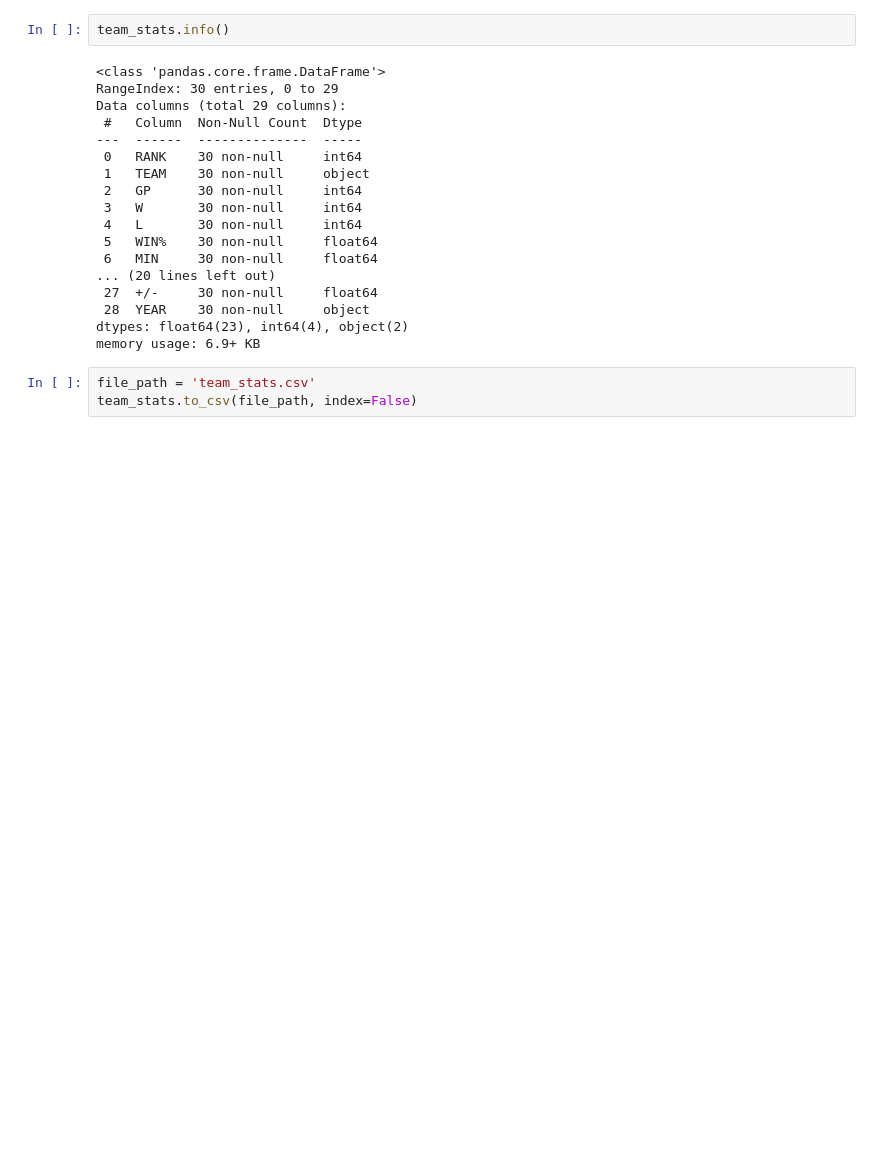
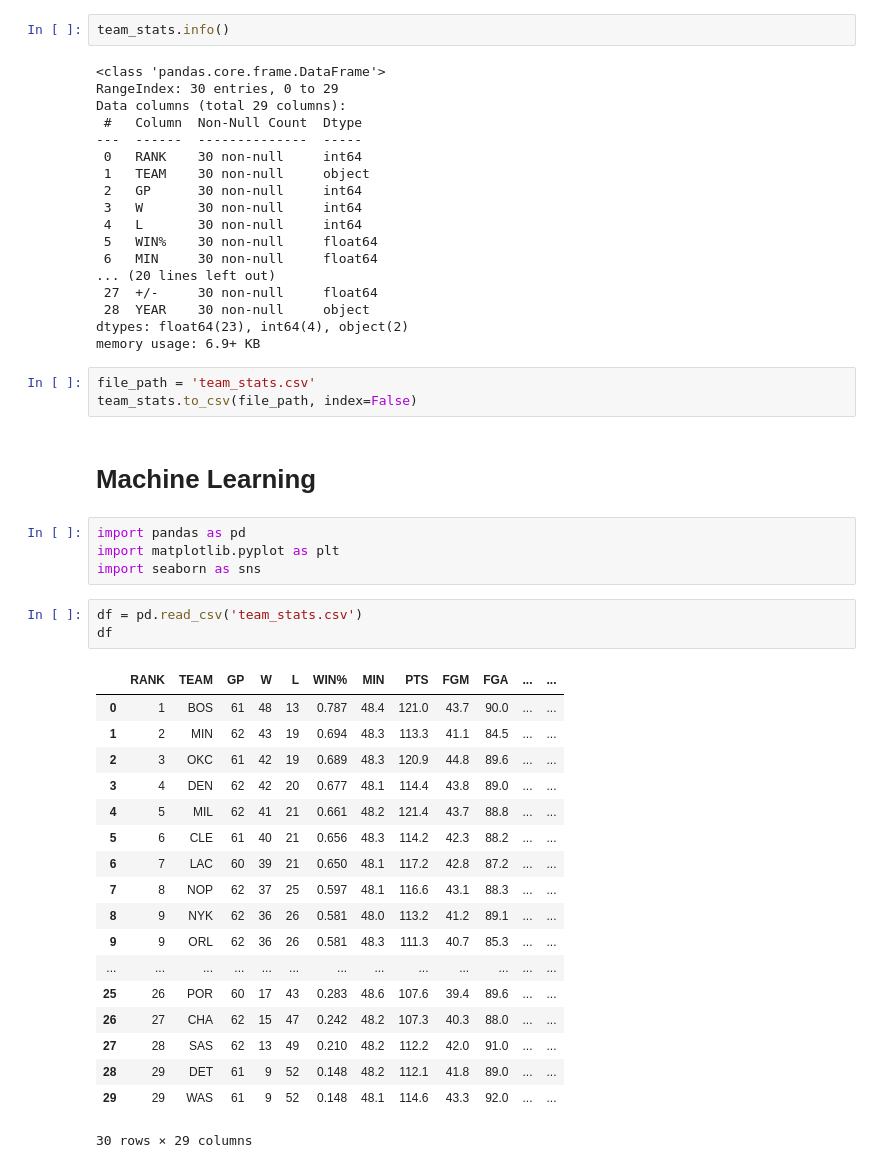
Before and after one commit to VincentGordon-Data-Analyst/nba-web-scraping-project, a Jupyter notebook: nba-team-stats.ipynb, the cells around one changed output. Drawn from its saved outputs; the diff is of its cells as text; blank space fills up the shorter version.

Commit message:
Machine Learning Model for Final scores

```diff
--- a/nba-team-stats.ipynb
+++ b/nba-team-stats.ipynb
@@ -293,3 +293,31 @@ memory usage: 6.9+ KB
 # %%
 file_path = 'team_stats.csv'
 team_stats.to_csv(file_path, index=False)
+# %% [markdown]
+# Machine Learning
+# %%
+import pandas as pd
+import matplotlib.pyplot as plt
+import seaborn as sns
+# %%
+df = pd.read_csv('team_stats.csv')
+df
+# %% [output]
+|  | RANK | TEAM | GP | W | L | WIN% | MIN | PTS | FGM | FGA | ... | ... |
+| 0 | 1 | BOS | 61 | 48 | 13 | 0.787 | 48.4 | 121.0 | 43.7 | 90.0 | ... | ... |
+| 1 | 2 | MIN | 62 | 43 | 19 | 0.694 | 48.3 | 113.3 | 41.1 | 84.5 | ... | ... |
+| 2 | 3 | OKC | 61 | 42 | 19 | 0.689 | 48.3 | 120.9 | 44.8 | 89.6 | ... | ... |
+| 3 | 4 | DEN | 62 | 42 | 20 | 0.677 | 48.1 | 114.4 | 43.8 | 89.0 | ... | ... |
+| 4 | 5 | MIL | 62 | 41 | 21 | 0.661 | 48.2 | 121.4 | 43.7 | 88.8 | ... | ... |
+| 5 | 6 | CLE | 61 | 40 | 21 | 0.656 | 48.3 | 114.2 | 42.3 | 88.2 | ... | ... |
+| 6 | 7 | LAC | 60 | 39 | 21 | 0.650 | 48.1 | 117.2 | 42.8 | 87.2 | ... | ... |
+| 7 | 8 | NOP | 62 | 37 | 25 | 0.597 | 48.1 | 116.6 | 43.1 | 88.3 | ... | ... |
+| 8 | 9 | NYK | 62 | 36 | 26 | 0.581 | 48.0 | 113.2 | 41.2 | 89.1 | ... | ... |
+| 9 | 9 | ORL | 62 | 36 | 26 | 0.581 | 48.3 | 111.3 | 40.7 | 85.3 | ... | ... |
+| ... | ... | ... | ... | ... | ... | ... | ... | ... | ... | ... | ... | ... |
+| 25 | 26 | POR | 60 | 17 | 43 | 0.283 | 48.6 | 107.6 | 39.4 | 89.6 | ... | ... |
+| 26 | 27 | CHA | 62 | 15 | 47 | 0.242 | 48.2 | 107.3 | 40.3 | 88.0 | ... | ... |
+| 27 | 28 | SAS | 62 | 13 | 49 | 0.210 | 48.2 | 112.2 | 42.0 | 91.0 | ... | ... |
+| 28 | 29 | DET | 61 | 9 | 52 | 0.148 | 48.2 | 112.1 | 41.8 | 89.0 | ... | ... |
+| 29 | 29 | WAS | 61 | 9 | 52 | 0.148 | 48.1 | 114.6 | 43.3 | 92.0 | ... | ... |
+30 rows × 29 columns
```
Also changed, not shown: parts of 5 cells of this notebook.
